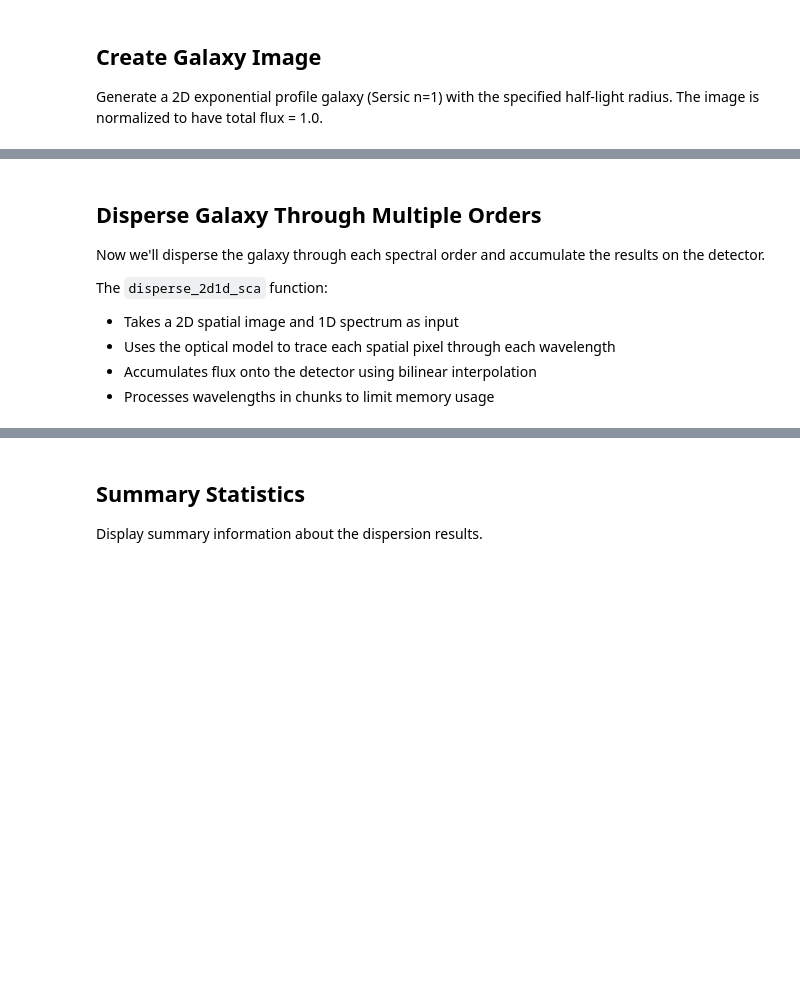
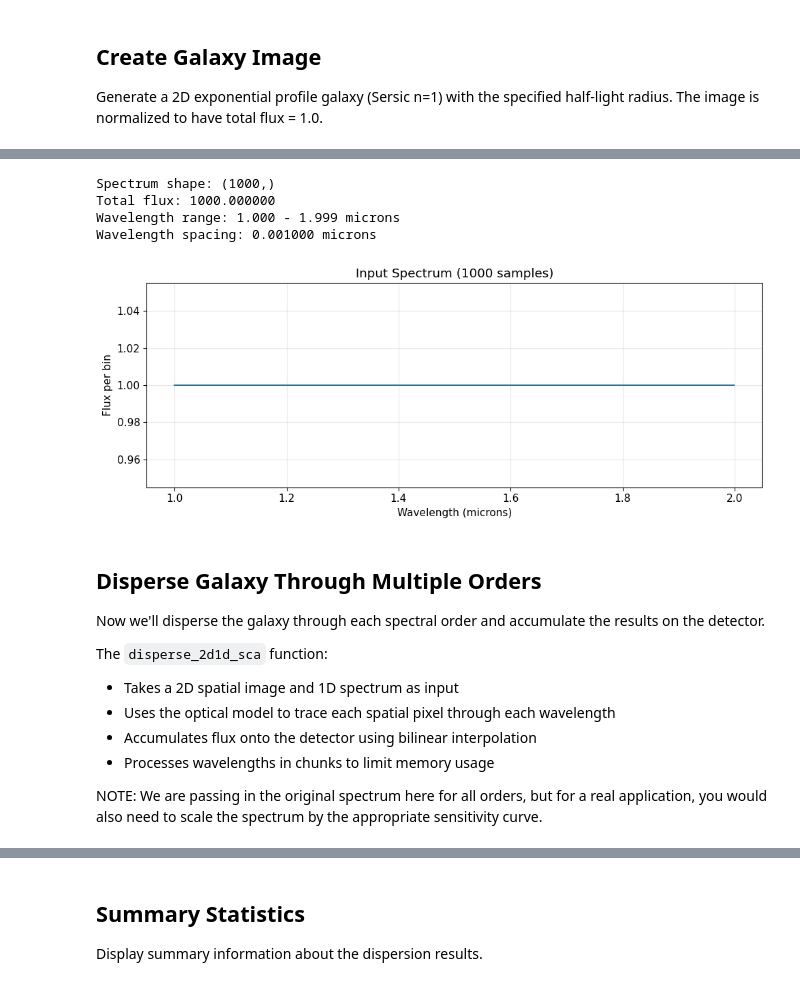
Before and after one commit to roman-grs-pit/roman_disperser, a Jupyter notebook: notebooks/demos/single_galaxy_demo.ipynb, the cells around one changed output, grey strips where cells are left out. Drawn from its saved outputs; the diff is of its cells as text; code cells hidden in the pictures; blank space fills up the shorter version.

```diff
--- a/notebooks/demos/single_galaxy_demo.ipynb
+++ b/notebooks/demos/single_galaxy_demo.ipynb
@@ -144,28 +166,34 @@ The spectrum is normalized to have total flux = 1.0.
 # %%
 # Create flat spectrum
 spectrum, lam0, dlam = demo_utils.make_flat_spectrum(
     lam_min=LAM_MIN,
     lam_max=LAM_MAX,
     n_wavelength=N_WAVELENGTH,
-    normalize=True,
+    normalize=False,
 )
 
 wavelengths = lam0 + np.arange(N_WAVELENGTH) * dlam
 
 print(f"Spectrum shape: {spectrum.shape}")
 print(f"Total flux: {float(spectrum.sum()):.6f}")
 print(f"Wavelength range: {wavelengths[0]:.3f} - {wavelengths[-1]:.3f} microns")
 print(f"Wavelength spacing: {dlam:.6f} microns")
 
 # Visualize spectrum
 fig, ax = plt.subplots(figsize=(10, 4))
 ax.plot(wavelengths, spectrum, '-')
 ax.set_xlabel('Wavelength (microns)')
-ax.set_ylabel('Normalized Flux per bin')
+ax.set_ylabel('Flux per bin')
 ax.set_title(f'Input Spectrum ({N_WAVELENGTH} samples)')
 ax.grid(alpha=0.3)
 plt.tight_layout()
 plt.show()
+# %% [output]
+Spectrum shape: (1000,)
+Total flux: 1000.000000
+Wavelength range: 1.000 - 1.999 microns
+Wavelength spacing: 0.001000 microns
+[figure, added]
 # %% [markdown]
 ## Disperse Galaxy Through Multiple Orders
 
@@ -176,6 +204,8 @@ The `disperse_2d1d_sca` function:
 - Uses the optical model to trace each spatial pixel through each wavelength
 - Accumulates flux onto the detector using bilinear interpolation
 - Processes wavelengths in chunks to limit memory usage
+
+NOTE: We are passing in the original spectrum here for all orders, but for a real application, you would also need to scale the spectrum by the appropriate sensitivity curve.
 # %%
 # Pixel spacing for oversampled input
 dx = 1.0 / OVERSAMPLE
```
Also changed, not shown: parts of 10 cells of this notebook.
